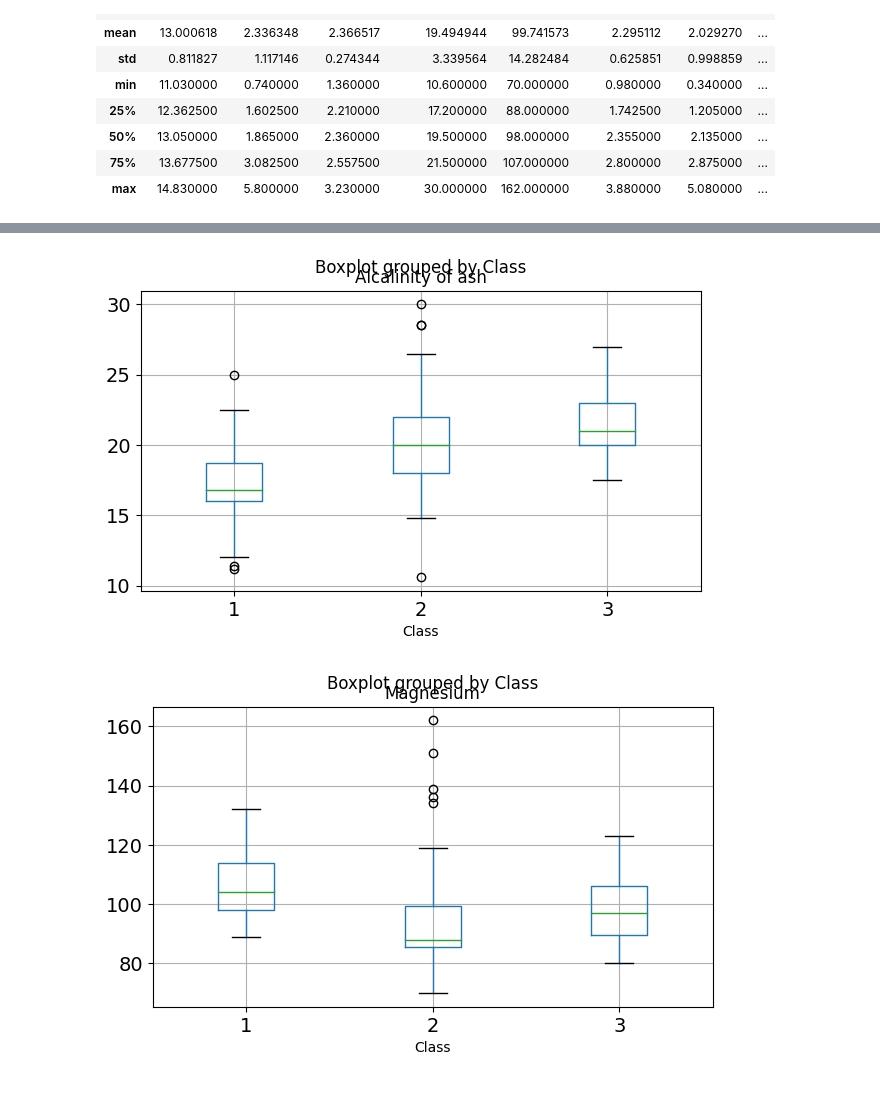
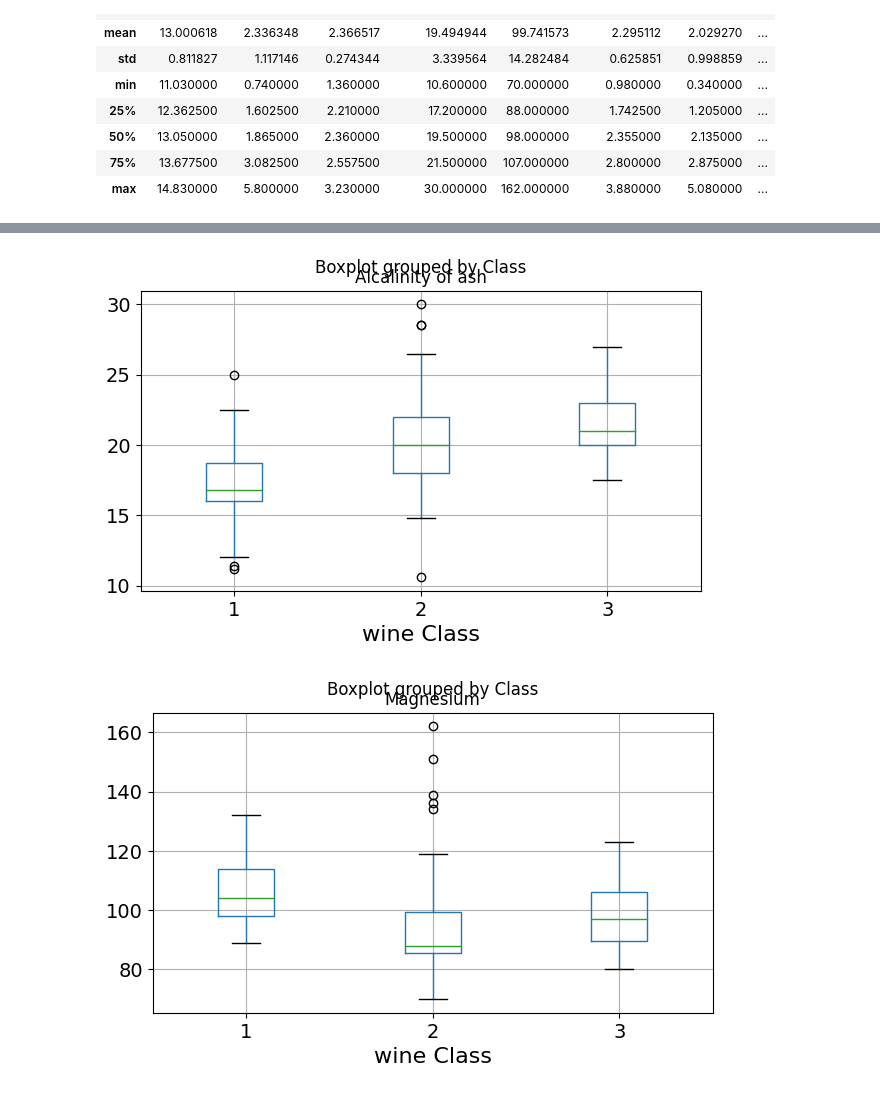
Before and after one commit to Prashant1213/machine, a Jupyter notebook: Experiment_No_6.ipynb, the cells around one changed output, grey strips where cells are left out. Cells and saved outputs as stored; diff of their text form; code cells hidden in the pictures.

```diff
--- a/Experiment_No_6.ipynb
+++ b/Experiment_No_6.ipynb
@@ -43,4 +43,5 @@ fd.iloc[:,1:].describe()
 # %%
 for c in fd.columns[1:]:
   fd.boxplot(c,by='Class',figsize=(7,4),fontsize=14)
+  plt.xlabel("wine Class",fontsize=16)
 # %% [output]
@@ -50,2 +51,2 @@ for c in fd.columns[1:]:
-[figure, old version]
+[figure, new version]
-[figure, old version]
+[figure, new version]
```
Also changed, not shown: parts of 1 cell of this notebook.
